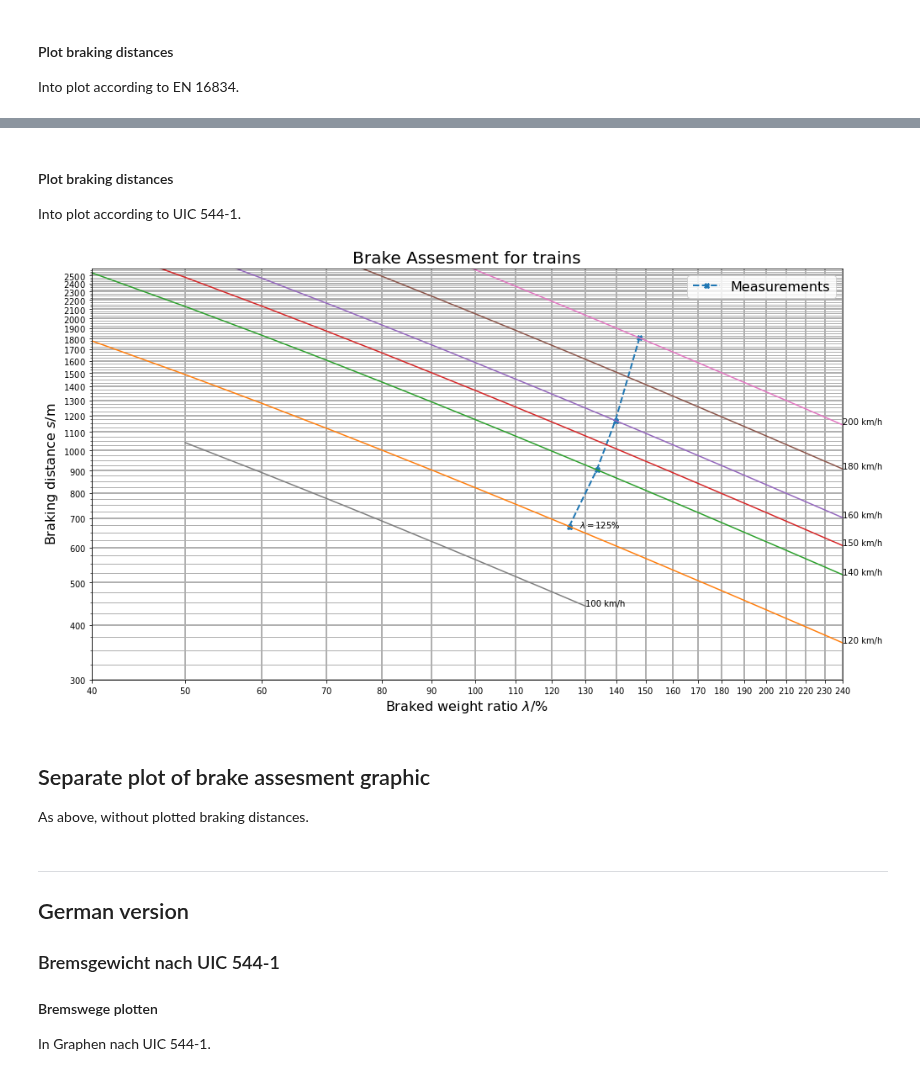
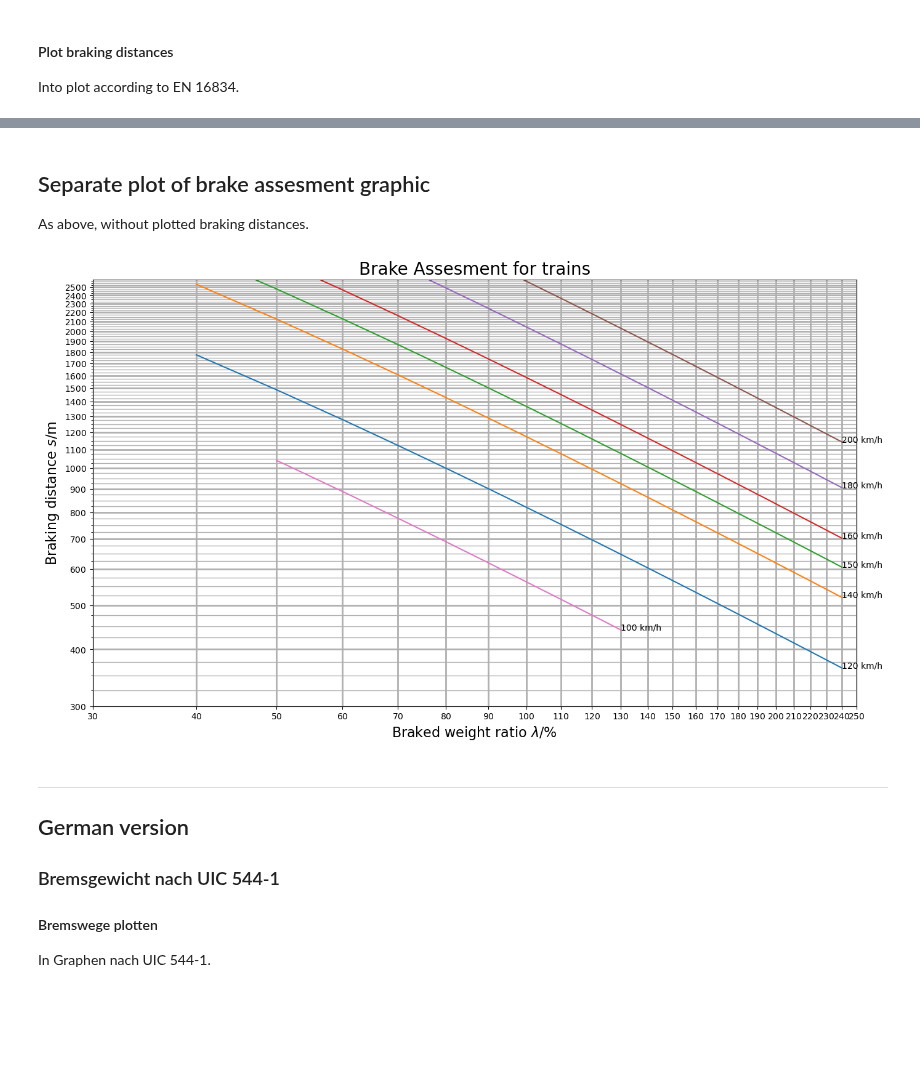
Before and after one commit to RailProfAC/RailwayBrakeCalculation, a Jupyter notebook: BrakeCalculationAverageValues.ipynb, the cells around one changed output, grey strips where cells are left out. Drawn from its saved outputs; the diff is of its cells as text; code cells hidden in the pictures; blank space fills up the shorter version.

```diff
--- a/BrakeCalculationAverageValues.ipynb
+++ b/BrakeCalculationAverageValues.ipynb
@@ -500,77 +287,3 @@ for v0 in v0list:
-# %% [markdown]
-#### Plot braking distances
-
-Into plot according to UIC 544-1.
-# %%
-# Struct to contain values for conversion s <-> lambda
-CDdict = {'100': [61300, 8.9],
-'120': [91633, 11.6],
-'140': [130995, 11.6],
-'150': [152640, 11.6],
-'160': [176714, 11.6],
-'180': [228219, 11.6],
-'200': [287620, 11.6]}
-
-curvedict = {}
-for v in [120, 140, 150, 160, 180, 200]:
-    l = np.arange(start = 40, stop = 250, step = 10)
-    params = CDdict[str(v)]
-    c = params[0]/(l+params[1])
-    curvedict[str(v)] = c
-for v in [100]:
-    l = np.arange(start = 50, stop = 140, step = 10)
-    params = CDdict[str(v)]
-    c = params[0]/(l+params[1])
-    curvedict[str(v)] = c
-
-# Plotting
-fig = plt.figure(figsize = (16, 9))
-# Add measurements
-bslambda = []
-for v in [120, 140, 160, 200]:
-    params = CDdict[str(v)]
-    s = bsdict[str(v)]
-    bslambda.append(params[0]/s-params[1])
-plt.loglog(bslambda, list(bsdict.values()), 'X--',
-           linewidth = 2, label = "Measurements")
-plt.annotate('$\lambda = $' + str(int(np.floor(np.min(bslambda)))) + '%',
-             (bslambda[0], list(bsdict.values())[0]),
-            verticalalignment = 'top',
-            xytext = (bslambda[0]+3, list(bsdict.values())[0]+25))
-# Standard curves
-for v in [120, 140, 150, 160, 180, 200]:
-    c = curvedict[str(v)]
-    l = np.arange(start = 40, stop = 250, step = 10)
-    plt.loglog(l, c)
-    plt.annotate(str(v) + ' km/h', (l[-1],c[-1]))
-for v in [100]:
-    c = curvedict[str(v)]
-    l = np.arange(start = 50, stop = 140, step = 10)
-    plt.loglog(l, c)
-    plt.annotate(str(v) + ' km/h', (l[-1],c[-1]))
-plt.legend(fontsize = 16)
-# Limit axes
-plt.ylim(300, 2600)
-plt.xlim(40, 240)
-# Set ticks
-plt.gca().set_yticks(ticks=np.arange(300, 2600, 100), minor = False)
-plt.gca().set_yticklabels(labels=np.arange(300, 2600, 100), minor = False)
-plt.gca().set_yticks(ticks=np.arange(300, 2600, 25), minor = True)
-plt.gca().set_yticklabels(labels=[], minor = True)
-plt.xticks(ticks=np.arange(40, 250, 10), labels=np.arange(300, 2600, 100))
-# Set labels
-plt.gca().xaxis.set_major_formatter(ScalarFormatter(useOffset=False, useMathText=True))
-plt.gca().yaxis.set_major_formatter(ScalarFormatter(useOffset=False, useMathText=True))
-# Activate grid
-plt.grid(visible = True, which = 'major', linewidth = 2)
-plt.grid(visible = True, which = 'minor', linewidth = 1)
-# Axis labels
-plt.xlabel('Braked weight ratio $\lambda/\%$', fontsize = 16)
-plt.ylabel('Braking distance $s/\mathrm{m}$', fontsize = 16)
-plt.title('Brake Assesment for trains', fontsize = 20)
-plt.savefig('BrakeAssesmentwMeasurements.pdf')
-# %% [output]
-[figure, removed]
 # %% [markdown]
 ## Separate plot of brake assesment graphic
 
@@ -601,34 +314,36 @@ for v in [100]:
 fig = plt.figure(figsize = (16, 9))
 for v in [120, 140, 150, 160, 180, 200]:
     c = curvedict[str(v)]
     l = np.arange(start = 40, stop = 250, step = 10)
     plt.loglog(l, c)
     plt.annotate(str(v) + ' km/h', (l[-1],c[-1]))
 for v in [100]:
     c = curvedict[str(v)]
     l = np.arange(start = 50, stop = 140, step = 10)
     plt.loglog(l, c)
     plt.annotate(str(v) + ' km/h', (l[-1],c[-1]))
 # Limit axes
 plt.ylim(300, 2600)
 plt.xlim(40, 240)
 # Set ticks
 plt.gca().set_yticks(ticks=np.arange(300, 2600, 100), minor = False)
 plt.gca().set_yticklabels(labels=np.arange(300, 2600, 100), minor = False)
 plt.gca().set_yticks(ticks=np.arange(300, 2600, 25), minor = True)
 plt.gca().set_yticklabels(labels=[], minor = True)
-plt.xticks(ticks=np.arange(40, 250, 10), labels=np.arange(300, 2600, 100))
+plt.xticks(ticks=np.arange(30, 260, 10), labels=np.arange(300, 2600, 100))
 # Set labels
 plt.gca().xaxis.set_major_formatter(ScalarFormatter(useOffset=False, useMathText=True))
 plt.gca().yaxis.set_major_formatter(ScalarFormatter(useOffset=False, useMathText=True))
 # Activate grid
 plt.grid(visible = True, which = 'major', linewidth = 2)
 plt.grid(visible = True, which = 'minor', linewidth = 1)
 # Axis labels
 plt.xlabel('Braked weight ratio $\lambda/\%$', fontsize = 16)
 plt.ylabel('Braking distance $s/\mathrm{m}$', fontsize = 16)
 plt.title('Brake Assesment for trains', fontsize = 20)
 plt.savefig('BrakeAssesment.pdf')
+# %% [output]
+[figure, added]
 # %% [markdown]
 ---
 ## German version
```
Also changed, not shown: parts of 33 cells of this notebook, 4 other files.
